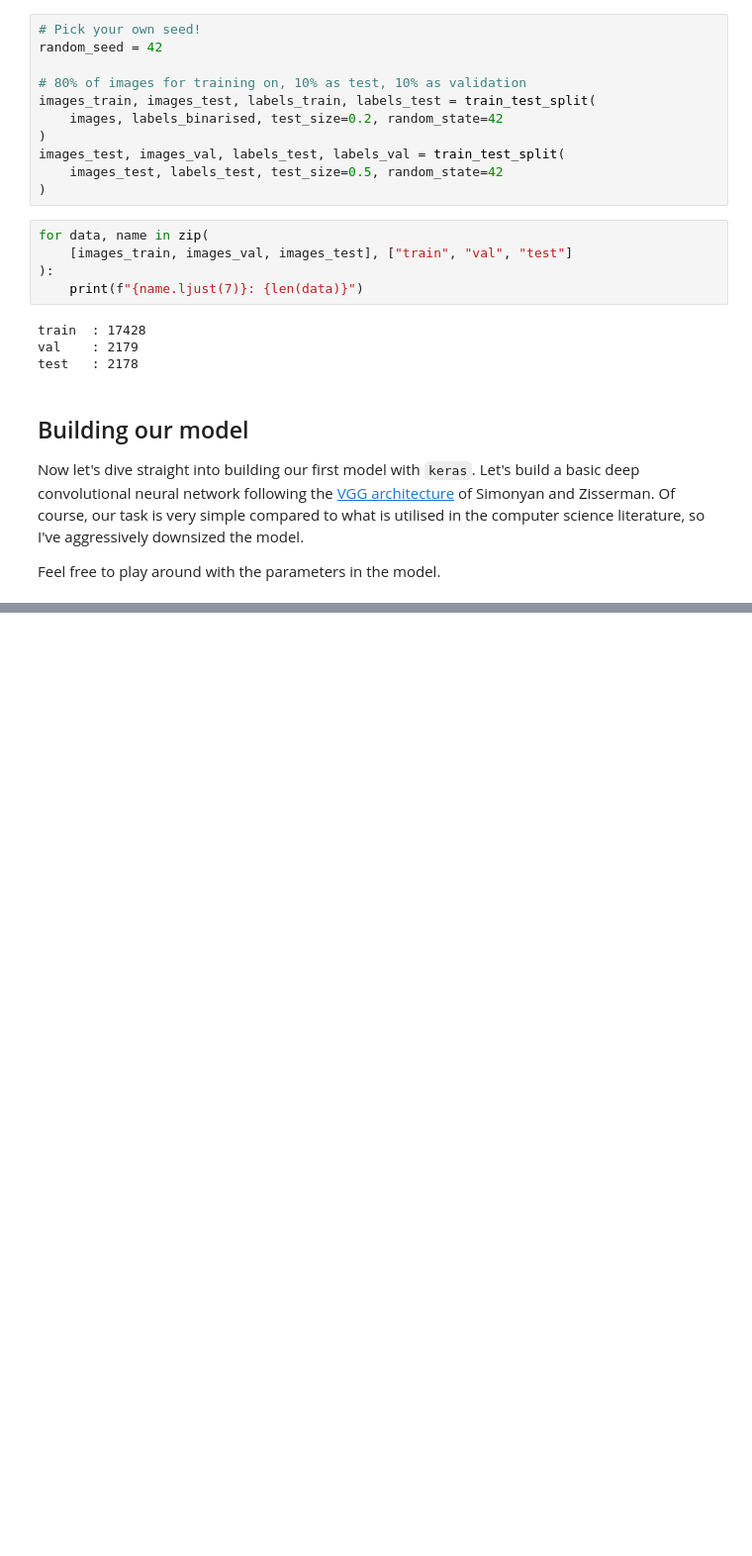
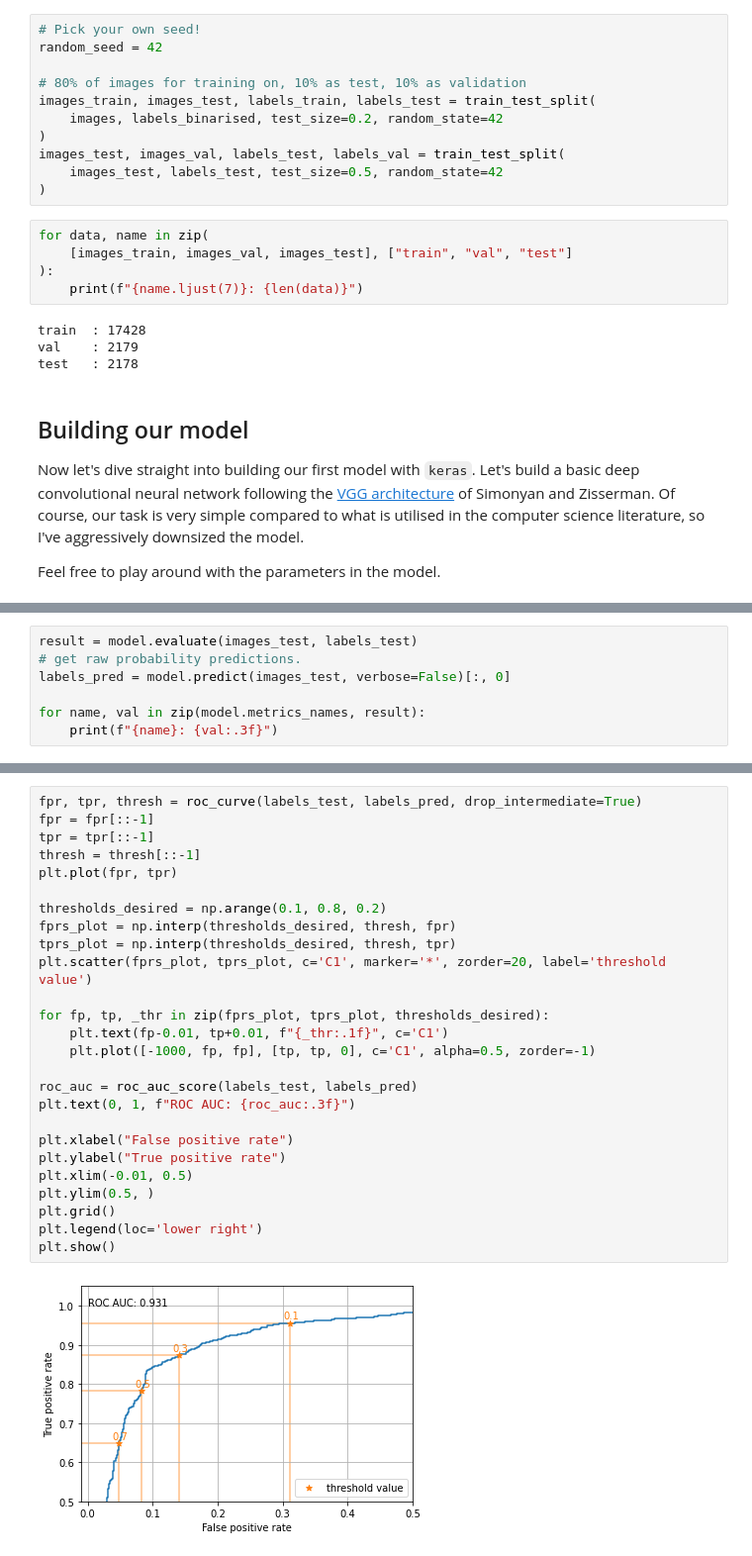
Before and after one commit to raphhbw/WAKE_workshops, a Jupyter notebook: machine_learning/session_02/s2_ml_for_modern_astronomy.ipynb, the cells around one changed output, grey strips where cells are left out. Shown: that part at 99% size. Saved outputs shown, nothing was run; the diff lists cells and outputs as text; blank space fills up the shorter version.

```diff
--- a/machine_learning/session_02/s2_ml_for_modern_astronomy.ipynb
+++ b/machine_learning/session_02/s2_ml_for_modern_astronomy.ipynb
@@ -221,0 +262,7 @@ plt.show()
+# %%
+result = model.evaluate(images_test, labels_test)
+# get raw probability predictions.
+labels_pred = model.predict(images_test, verbose=False)[:, 0]
+
+for name, val in zip(model.metrics_names, result):
+    print(f"{name}: {val:.3f}")
@@ -221,0 +279,28 @@ plt.show()
+# %%
+fpr, tpr, thresh = roc_curve(labels_test, labels_pred, drop_intermediate=True)
+fpr = fpr[::-1]
+tpr = tpr[::-1]
+thresh = thresh[::-1]
+plt.plot(fpr, tpr)
+
+thresholds_desired = np.arange(0.1, 0.8, 0.2)
+fprs_plot = np.interp(thresholds_desired, thresh, fpr)
+tprs_plot = np.interp(thresholds_desired, thresh, tpr)
+plt.scatter(fprs_plot, tprs_plot, c='C1', marker='*', zorder=20, label='threshold value')
+
+for fp, tp, _thr in zip(fprs_plot, tprs_plot, thresholds_desired):
+    plt.text(fp-0.01, tp+0.01, f"{_thr:.1f}", c='C1')
+    plt.plot([-1000, fp, fp], [tp, tp, 0], c='C1', alpha=0.5, zorder=-1)
+
+roc_auc = roc_auc_score(labels_test, labels_pred)
+plt.text(0, 1, f"ROC AUC: {roc_auc:.3f}")
+
+plt.xlabel("False positive rate")
+plt.ylabel("True positive rate")
+plt.xlim(-0.01, 0.5)
+plt.ylim(0.5, )
+plt.grid()
+plt.legend(loc='lower right')
+plt.show()
+# %% [output]
+[figure, added]
```
Also changed, not shown: parts of 19 cells of this notebook.
